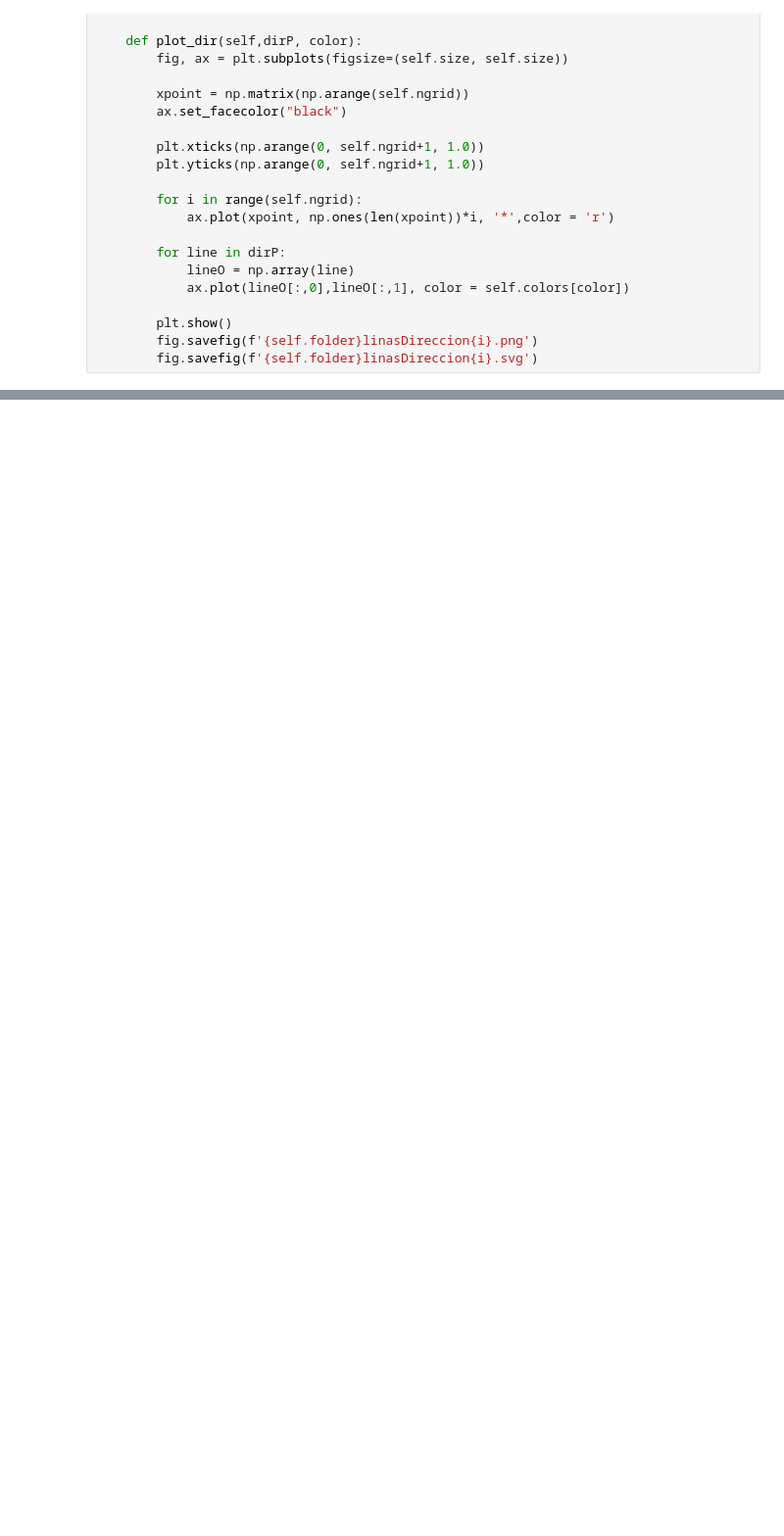
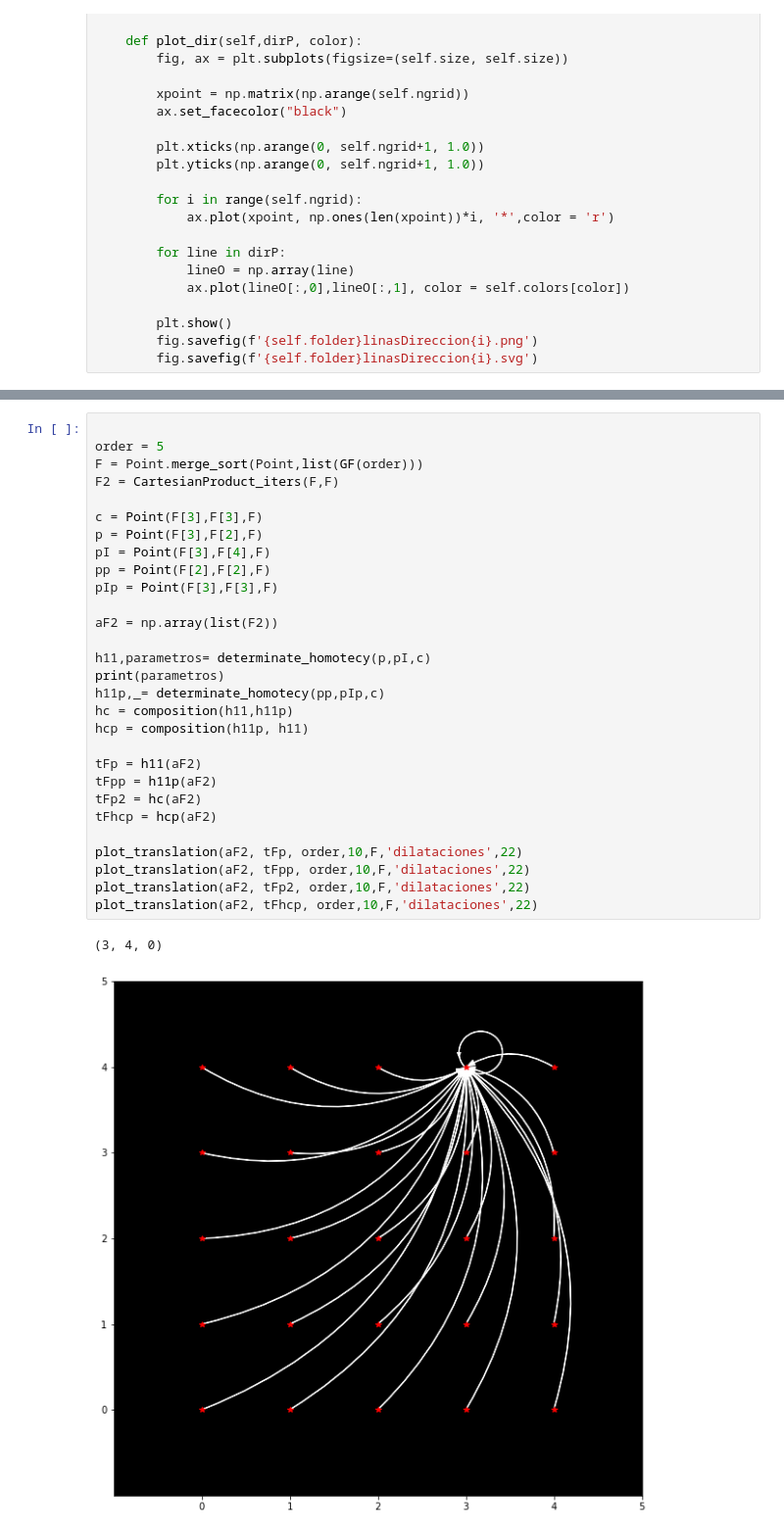
Before and after one commit to tonalidae/affineCode, a Jupyter notebook: planos.ipynb, the cells around one changed output, grey strips where cells are left out. Shown: that part at 98% size. Saved outputs shown, nothing was run; the diff lists cells and outputs as text; blank space fills up the shorter version.

```diff
--- a/planos.ipynb
+++ b/planos.ipynb
@@ -576,0 +691,32 @@ vget_arc.excluded.add(4)
+# %%
+
+order = 5
+F = Point.merge_sort(Point,list(GF(order)))
+F2 = CartesianProduct_iters(F,F)
+
+c = Point(F[3],F[3],F)
+p = Point(F[3],F[2],F)
+pI = Point(F[3],F[4],F)
+pp = Point(F[2],F[2],F)
+pIp = Point(F[3],F[3],F)
+
+aF2 = np.array(list(F2))
+
+h11,parametros= determinate_homotecy(p,pI,c)
+print(parametros)
+h11p,_= determinate_homotecy(pp,pIp,c)
+hc = composition(h11,h11p)
+hcp = composition(h11p, h11)
+
+tFp = h11(aF2)
+tFpp = h11p(aF2)
+tFp2 = hc(aF2)
+tFhcp = hcp(aF2)
+
+plot_translation(aF2, tFp, order,10,F,'dilataciones',22)
+plot_translation(aF2, tFpp, order,10,F,'dilataciones',22)
+plot_translation(aF2, tFp2, order,10,F,'dilataciones',22)
+plot_translation(aF2, tFhcp, order,10,F,'dilataciones',22)
+# %% [output]
+(3, 4, 0)
+[figure, added]
```
Also changed, not shown: parts of 14 cells of this notebook.
